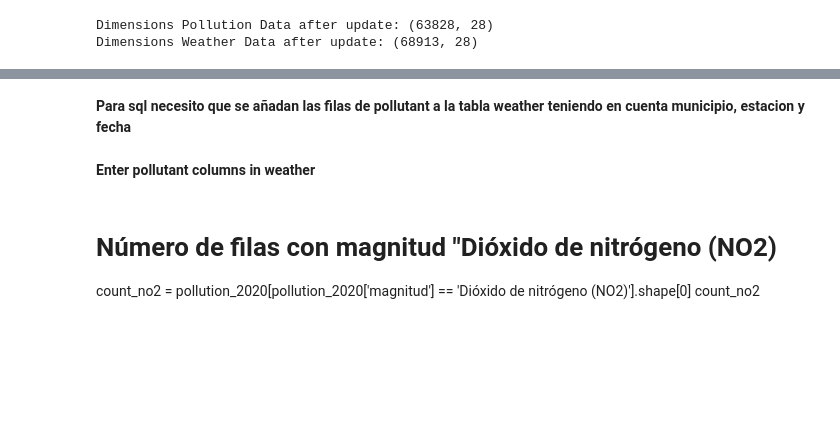
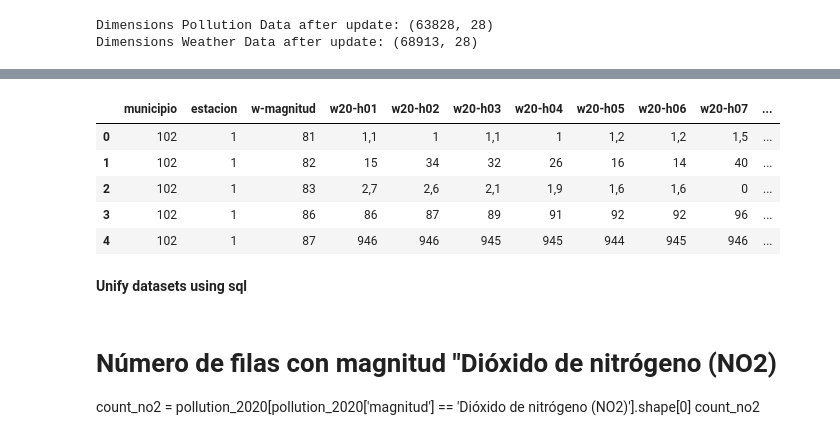
Before and after one commit to Yakondra/Final-project-air-quality, a Jupyter notebook: src/Air_quality.ipynb, the cells around one changed output, grey strips where cells are left out. Drawn from its saved outputs; the diff is of its cells as text; code cells hidden in the pictures; blank space fills up the shorter version.

```diff
--- a/src/Air_quality.ipynb
+++ b/src/Air_quality.ipynb
@@ -261,0 +248,18 @@ Dimensions Weather Data after update: (68913, 28)
+# %%
+for col in pollution_2021.columns:
+    if col.startswith('h') and col[1:].isdigit():
+        pollution_2021.rename(columns={col: 'p21-' + col}, inplace=True)
+    elif col == 'magnitud':
+        pollution_2021.rename(columns={col: 'p-magnitud'}, inplace=True)
+# %%
+for col in pollution_2022.columns:
+    if col.startswith('h') and col[1:].isdigit():
+        pollution_2022.rename(columns={col: 'p22-' + col}, inplace=True)
+    elif col == 'magnitud':
+        pollution_2022.rename(columns={col: 'p-magnitud'}, inplace=True)
+# %%
+for col in pollution_2023.columns:
+    if col.startswith('h') and col[1:].isdigit():
+        pollution_2023.rename(columns={col: 'p23-' + col}, inplace=True)
+    elif col == 'magnitud':
+        pollution_2023.rename(columns={col: 'p-magnitud'}, inplace=True)
@@ -327,5 +303,12 @@ dtype: object
-# %% [markdown]
-**Para sql necesito que se añadan las filas de pollutant a la tabla weather teniendo en cuenta municipio, estacion y fecha**
-# %% [markdown]
-**Enter pollutant columns in weather**
+# %%
+weather_2020.head()
+# %% [output]
+|  | municipio | estacion | w-magnitud | w20-h01 | w20-h02 | w20-h03 | w20-h04 | w20-h05 | w20-h06 | w20-h07 | ... |
+| 0 | 102 | 1 | 81 | 1,1 | 1 | 1,1 | 1 | 1,2 | 1,2 | 1,5 | ... |
+| 1 | 102 | 1 | 82 | 15 | 34 | 32 | 26 | 16 | 14 | 40 | ... |
+| 2 | 102 | 1 | 83 | 2,7 | 2,6 | 2,1 | 1,9 | 1,6 | 1,6 | 0 | ... |
+| 3 | 102 | 1 | 86 | 86 | 87 | 89 | 91 | 92 | 92 | 96 | ... |
+| 4 | 102 | 1 | 87 | 946 | 946 | 945 | 945 | 944 | 945 | 946 | ... |
+# %% [markdown]
+**Unify datasets using sql**
 # %%
```
Also changed, not shown: parts of 35 cells of this notebook, 1 other file.
